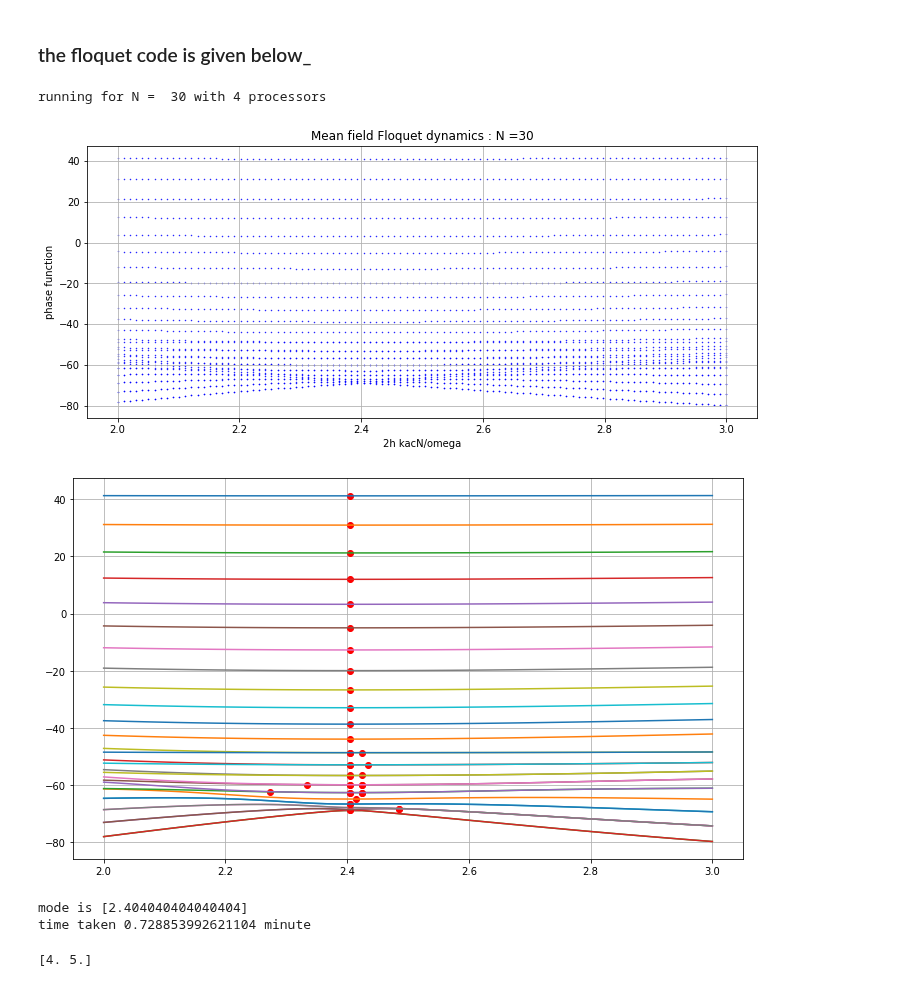
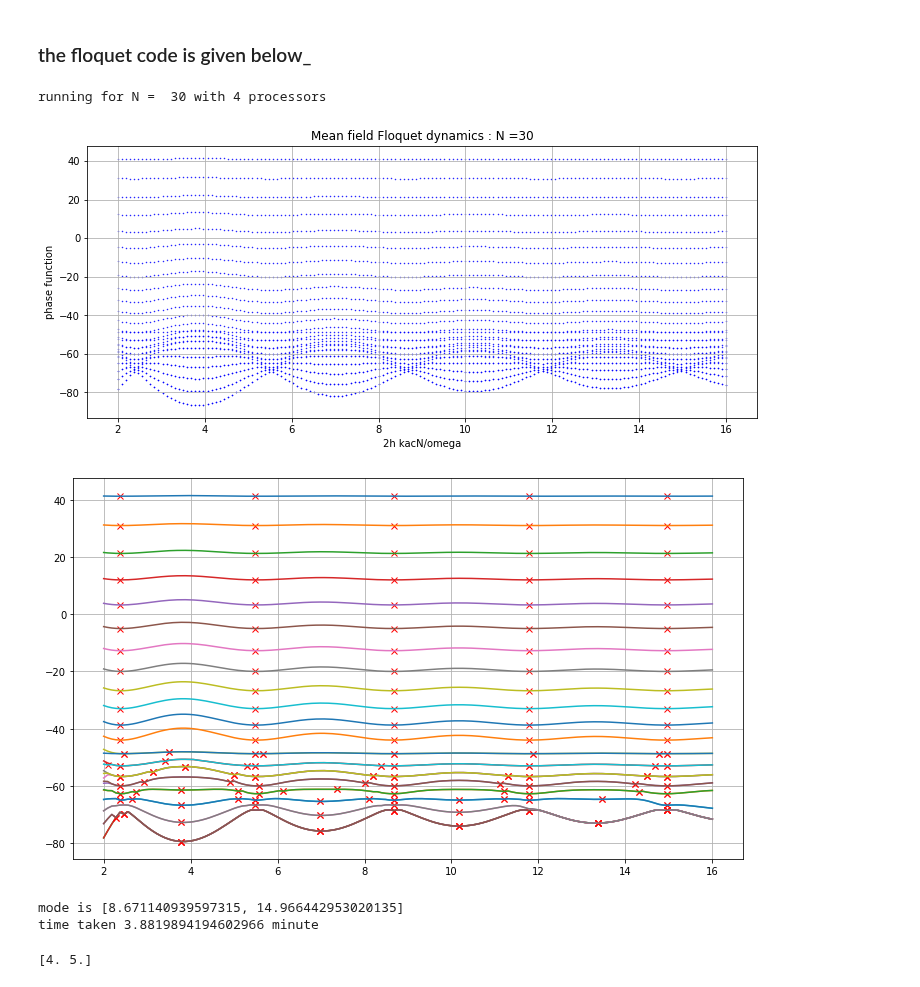
Before and after one commit to SuperStarCZ/floquet_theory, a Jupyter notebook: find_freezing_states.ipynb, the cells around one changed output. Cells and saved outputs as stored; diff of their text form; code cells hidden in the pictures.

```diff
--- a/find_freezing_states.ipynb
+++ b/find_freezing_states.ipynb
@@ -27,7 +27,7 @@ plt.show()
 # Here I have tried to use nearest valued phasefunction
 
 #   Here I have used scatter plot again, but the datafile created here is used
-#   for normal plotting in codes bellow.
+#   for normal data-curve plotting in codes bellow.
 
 import numpy as np
 from odeintw import odeintw
@@ -49,9 +49,9 @@ omega = 600
 w = omega
 tsteps = 500
 
-hsteps = 100
+hsteps = 150
 h1 = 1/(2. * kacN) * omega * 2.0
-h2 = 1/(2. * kacN) * omega * 3.
+h2 = 1/(2. * kacN) * omega * 16.
 hs = np.linspace(h1, h2, hsteps)
 hpp = (np.ones((N+1,len(hs))) * hs).T
 #hpp = np.asarray(hpp)
@@ -133,39 +133,40 @@ if __name__ == '__main__':
     #plt.savefig(filename1,dpi=500)
     plt.show()
 
+## for curve plot do as algorithm below---
 
 plt.figure(figsize = (12,7))
 prob = np.zeros(N+1)
 valley = []
 
 for j in range(N+1):
     hh = np.zeros(hsteps)
     ph = np.zeros(hsteps)
     hh[0] = data1[0][0]
     ph[0] = data1[0][1][j]
     prev_ph = data1[0][1][j]
     for i in range(1,hsteps):
         hh[i] = data1[i][0]
         ph[i] = find_nearest(data[i][1],np.array([prev_ph]))
         prev_ph = ph[i]
     a = (np.diff(np.sign(np.diff(ph))) > 0).nonzero()[0] + 1
     #print('a=',2 * hh[a] * kacN/omega)
     valley = np.hstack((valley,(2 * hh[a] * kacN/omega)))
-    plt.plot(2 * hh[a] * kacN/omega,ph[a],"o",color='r')
+    plt.plot(2 * hh[a] * kacN/omega,ph[a], 'x',color='r')
     plt.plot(2 * hh * kacN/omega ,ph)
 plt.grid()
 plt.show()
 
 mode_vl = mode_value(valley)
 print('mode is',mode_vl)
 
 print('time taken',(time.time()-start)/60,'minute')
 # %% [output]
 running for N =  30 with 4 processors
-[figure, old version]
+[figure, new version]
-[figure, old version]
+[figure, new version]
-mode is [2.404040404040404]
-time taken 0.728853992621104 minute
+mode is [8.671140939597315, 14.966442953020135]
+time taken 3.8819894194602966 minute
 # %%
 a = [1,2,3]
 b = [4,5]
```
